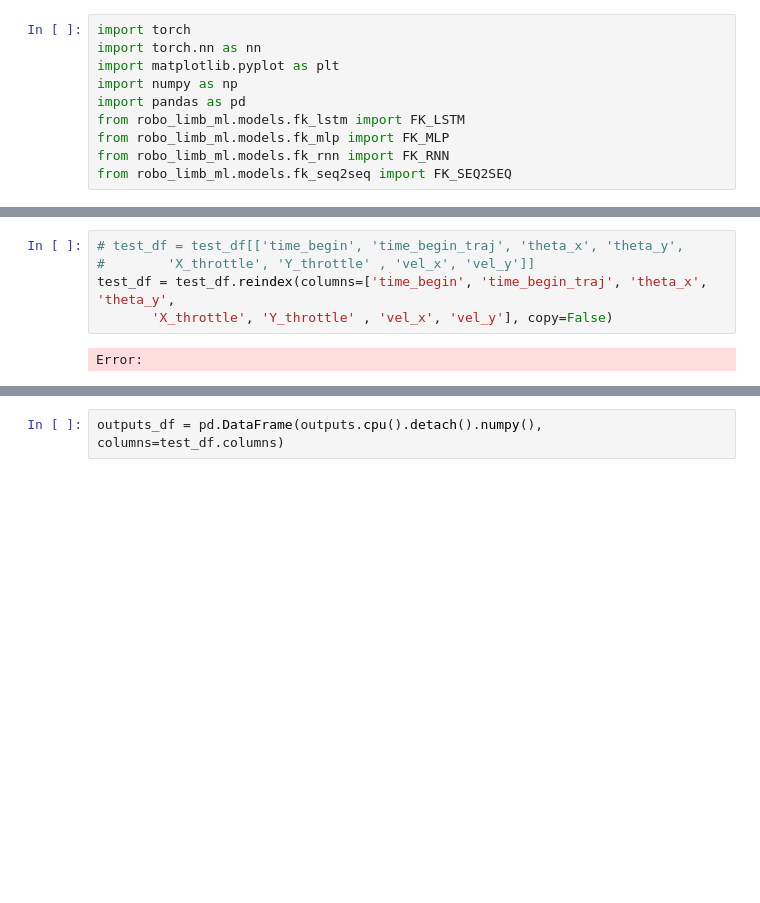
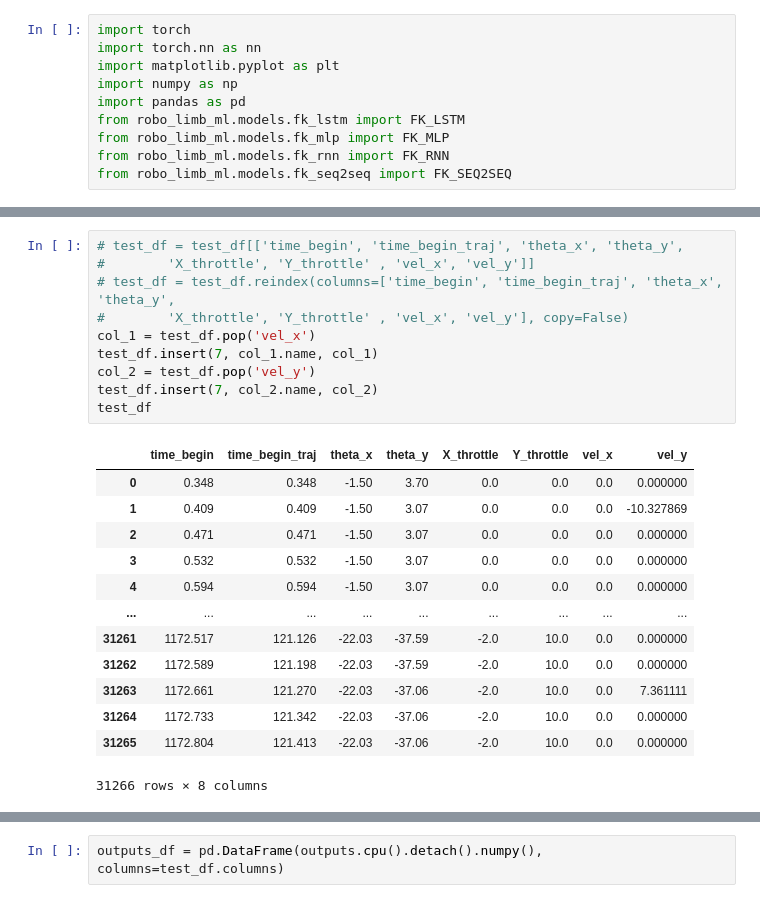
Before and after one commit to ansue1234/RobLimbFK, a Jupyter notebook: robo_limb_ml/scripts/notebooks/model_validation.ipynb, the cells around one changed output, grey strips where cells are left out. Saved outputs shown, nothing was run; the diff lists cells and outputs as text; blank space fills up the shorter version.

```diff
--- a/robo_limb_ml/scripts/notebooks/model_validation.ipynb
+++ b/robo_limb_ml/scripts/notebooks/model_validation.ipynb
@@ -36,10 +83,27 @@ test_df = pd.read_csv("../../ml_data/test_data.csv").dropna()
 # %%
 # test_df = test_df[['time_begin', 'time_begin_traj', 'theta_x', 'theta_y',
 #        'X_throttle', 'Y_throttle' , 'vel_x', 'vel_y']]
-test_df = test_df.reindex(columns=['time_begin', 'time_begin_traj', 'theta_x', 'theta_y',
-       'X_throttle', 'Y_throttle' , 'vel_x', 'vel_y'], copy=False)
+# test_df = test_df.reindex(columns=['time_begin', 'time_begin_traj', 'theta_x', 'theta_y',
+#        'X_throttle', 'Y_throttle' , 'vel_x', 'vel_y'], copy=False)
+col_1 = test_df.pop('vel_x')
+test_df.insert(7, col_1.name, col_1)
+col_2 = test_df.pop('vel_y')
+test_df.insert(7, col_2.name, col_2)
+test_df
 # %% [output]
+|  | time_begin | time_begin_traj | theta_x | theta_y | X_throttle | Y_throttle | vel_x | vel_y |
+| 0 | 0.348 | 0.348 | -1.50 | 3.70 | 0.0 | 0.0 | 0.0 | 0.000000 |
+| 1 | 0.409 | 0.409 | -1.50 | 3.07 | 0.0 | 0.0 | 0.0 | -10.327869 |
+| 2 | 0.471 | 0.471 | -1.50 | 3.07 | 0.0 | 0.0 | 0.0 | 0.000000 |
+| 3 | 0.532 | 0.532 | -1.50 | 3.07 | 0.0 | 0.0 | 0.0 | 0.000000 |
+| 4 | 0.594 | 0.594 | -1.50 | 3.07 | 0.0 | 0.0 | 0.0 | 0.000000 |
+| ... | ... | ... | ... | ... | ... | ... | ... | ... |
+| 31261 | 1172.517 | 121.126 | -22.03 | -37.59 | -2.0 | 10.0 | 0.0 | 0.000000 |
+| 31262 | 1172.589 | 121.198 | -22.03 | -37.59 | -2.0 | 10.0 | 0.0 | 0.000000 |
+| 31263 | 1172.661 | 121.270 | -22.03 | -37.06 | -2.0 | 10.0 | 0.0 | 7.361111 |
+| 31264 | 1172.733 | 121.342 | -22.03 | -37.06 | -2.0 | 10.0 | 0.0 | 0.000000 |
+| 31265 | 1172.804 | 121.413 | -22.03 | -37.06 | -2.0 | 10.0 | 0.0 | 0.000000 |
-Error:
+31266 rows × 8 columns
 # %%
 from tqdm import tqdm
 test_tensor = torch.tensor(test_df.values.copy(), dtype=torch.float32).to(device=device)
```
Also changed, not shown: parts of 5 cells of this notebook, 3 other files.
